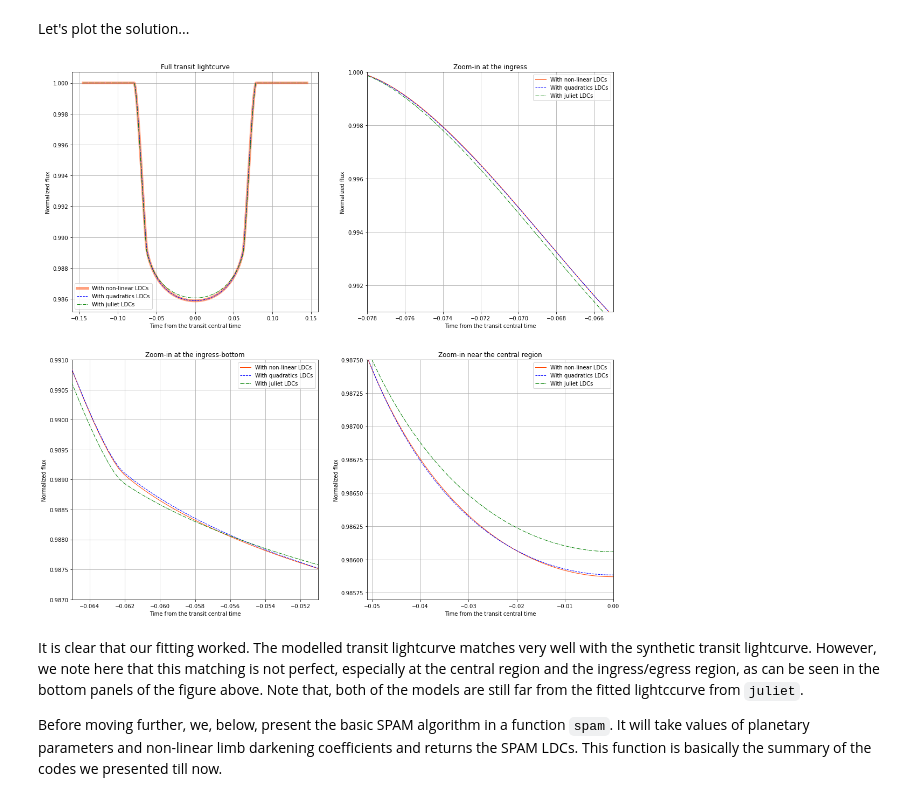
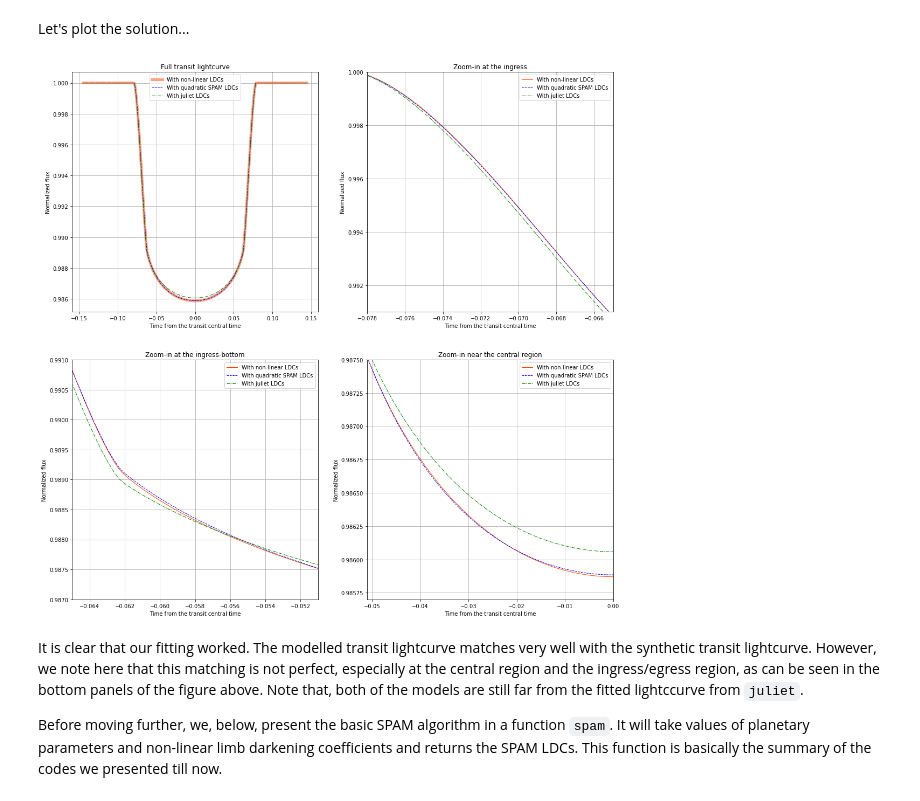
Before and after one commit to Jayshil/ld-spam, a Jupyter notebook: Notebooks/spam.ipynb, the cells around one changed output. Saved outputs shown, nothing was run; the diff lists cells and outputs as text; code cells hidden in the pictures.

```diff
--- a/Notebooks/spam.ipynb
+++ b/Notebooks/spam.ipynb
@@ -68,11 +66,11 @@ Text(0, 0.5, 'Normalized flux')
 # %% [markdown]
 We now have the synthetic lightcurve we wanted --- we can now use this template to fit model lightcurve to retrieve quadratic limb darkening coefficients. Below we use $\chi^2$-minimization technique to find the quadratic LDCs. As an initial guess, we use limiting LDCs from [Espinoza & Jordan 2015](https://academic.oup.com/mnras/article/450/2/1879/985166).
 # %%
-def min_log_likelihood(x):
+def resid(x):
     model = transit(time, 0., 4.41193789, 0.11108, 9.719, 0.228, 0., 90., x, "quadratic")
-    chi2 = np.sum((flux-model)**2)
-    return chi2
+    residuals = flux-model
+    return residuals
 
-soln = mz(min_log_likelihood, x0=[0.2306076190476191, 0.3186269841269841], method='L-BFGS-B')
-soln
+soln = lsq(resid, x0=[0.2306076190476191, 0.3186269841269841])
+print(soln)
 # %% [output]
@@ -89,12 +78,12 @@ soln
 # %% [markdown]
 Let's plot the solution...
 # %%
-flux_qua = transit(time, 0., 4.41193789, 0.11108, 9.719, 0.228, 0., 90., soln.x, "quadratic")
+flux_qua = transit(time, 0., 4.41193789, 0.11108, 9.719, 0.228, 0., 90., soln[0], "quadratic")
 
 fig, axs = plt.subplots(nrows=2, ncols=2,
                                     figsize=(18, 18))
 axs[0,0].plot(time, flux, lw=5, color='orangered', alpha=0.5, zorder=5, label='With non-linear LDCs')
-axs[0,0].plot(time, flux_qua, lw=1, ls='--', color='blue', zorder=10, label='With quadratics LDCs')
+axs[0,0].plot(time, flux_qua, lw=1, ls='--', color='blue', zorder=10, label='With quadratic SPAM LDCs')
 axs[0,0].plot(time, flux_jl, lw=1, ls='-.', color='green', zorder=10, label='With juliet LDCs')
 axs[0,0].set_xlabel('Time from the transit central time')
 axs[0,0].set_ylabel('Normalized flux')
@@ -103,39 +92,39 @@ axs[0,0].set_title('Full transit lightcurve')
 axs[0,0].grid()
 
 axs[0,1].plot(time, flux, lw=1, color='orangered', alpha=1.0, zorder=5, label='With non-linear LDCs')
-axs[0,1].plot(time, flux_qua, lw=1, ls='--', color='blue', zorder=10, label='With quadratics LDCs')
+axs[0,1].plot(time, flux_qua, lw=1, ls='--', color='blue', zorder=10, label='With quadratic SPAM LDCs')
 axs[0,1].plot(time, flux_jl, lw=1, ls='-.', color='green', zorder=10, label='With juliet LDCs')
 axs[0,1].set_xlabel('Time from the transit central time')
 axs[0,1].set_ylabel('Normalized flux')
 axs[0,1].legend(loc='best')
 axs[0,1].set_xlim([-0.078,-0.065])
 axs[0,1].set_ylim([0.991, 1.000])
 axs[0,1].set_title('Zoom-in at the ingress')
 axs[0,1].grid()
 
 axs[1,0].plot(time, flux, lw=1, color='orangered', alpha=1.0, zorder=5, label='With non-linear LDCs')
-axs[1,0].plot(time, flux_qua, lw=1, ls='--', color='blue', zorder=10, label='With quadratics LDCs')
+axs[1,0].plot(time, flux_qua, lw=1, ls='--', color='blue', zorder=10, label='With quadratic SPAM LDCs')
 axs[1,0].plot(time, flux_jl, lw=1, ls='-.', color='green', zorder=10, label='With juliet LDCs')
 axs[1,0].set_xlabel('Time from the transit central time')
 axs[1,0].set_ylabel('Normalized flux')
 axs[1,0].legend(loc='best')
 axs[1,0].set_xlim([-0.065, -0.051])
 axs[1,0].set_ylim([0.9870, 0.9910])
 axs[1,0].set_title('Zoom-in at the ingress-bottom')
 axs[1,0].grid()
 
 axs[1,1].plot(time, flux, lw=1, color='orangered', alpha=1.0, zorder=5, label='With non-linear LDCs')
-axs[1,1].plot(time, flux_qua, lw=1, ls='--', color='blue', zorder=10, label='With quadratics LDCs')
+axs[1,1].plot(time, flux_qua, lw=1, ls='--', color='blue', zorder=10, label='With quadratic SPAM LDCs')
 axs[1,1].plot(time, flux_jl, lw=1, ls='-.', color='green', zorder=10, label='With juliet LDCs')
 axs[1,1].set_xlabel('Time from the transit central time')
 axs[1,1].set_ylabel('Normalized flux')
 axs[1,1].legend(loc='best')
 axs[1,1].set_xlim([-0.051, 0.00])
 axs[1,1].set_ylim([0.9857, 0.9875])
 axs[1,1].set_title('Zoom-in near the central region')
 axs[1,1].grid()
 # %% [output]
-[figure, old version]
+[figure, new version]
 # %% [markdown]
 It is clear that our fitting worked. The modelled transit lightcurve matches very well with the synthetic transit lightcurve. However, we note here that this matching is not perfect, especially at the central region and the ingress/egress region, as can be seen in the bottom panels of the figure above. Note that, both of the models are still far from the fitted lightccurve from `juliet`.
 
```
Also changed, not shown: parts of 11 cells of this notebook.
